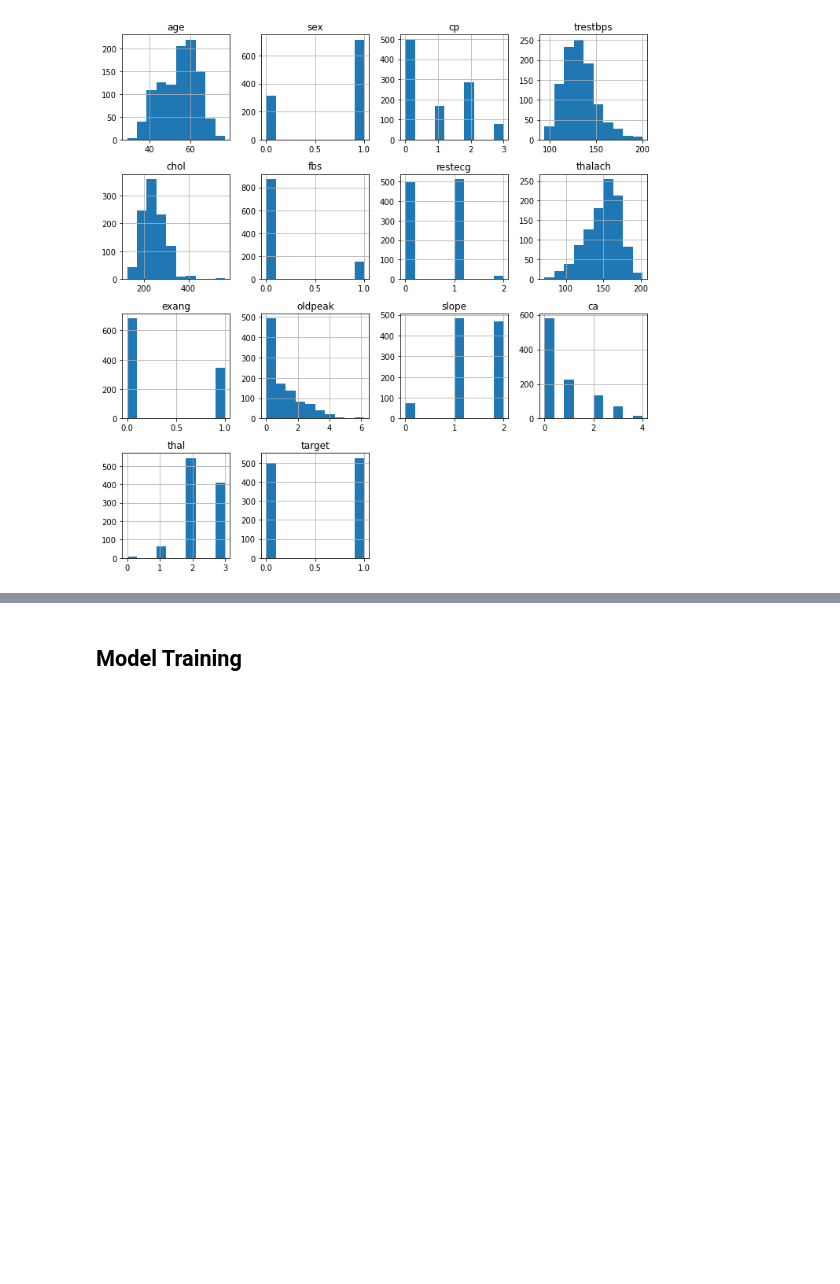
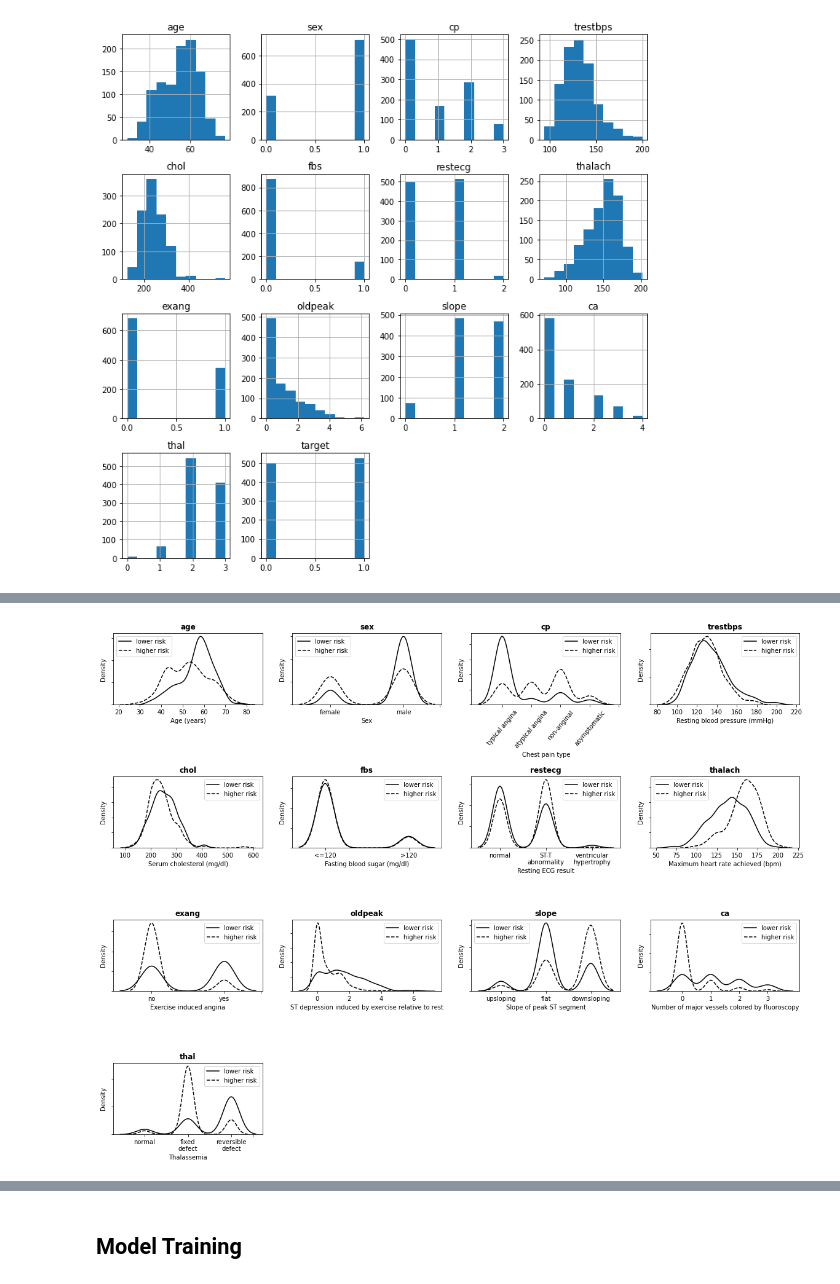
Before and after one commit to crystalshin22/data-science-projects, a Jupyter notebook: Small ML Projects/Heart Disease Diagnosis.ipynb, the cells around one changed output, grey strips where cells are left out. Saved outputs shown, nothing was run; the diff lists cells and outputs as text; code cells hidden in the pictures; blank space fills up the shorter version.

```diff
--- a/Small ML Projects/Heart Disease Diagnosis.ipynb
+++ b/Small ML Projects/Heart Disease Diagnosis.ipynb
@@ -127,0 +137,3 @@ plt.show()
+# %%
+heart = heart[(heart.ca != 4) & (heart.thal != 0)]
+heart.shape
@@ -128 +144,89 @@ plt.show()
+# %%
+# Create a subplot of 3 x 5
+plt.subplots(4,4,figsize=(20,15))
+
+# Configure x-axis labels and tickmarks
+xlabels = ['Age (years)', 'Sex', 'Chest pain type', 'Resting blood pressure (mmHg)', 'Serum cholesterol (mg/dl)',
+           'Fasting blood sugar (mg/dl)', 'Resting ECG result', 'Maximum heart rate achieved (bpm)',
+           'Exercise induced angina', 'ST depression induced by exercise relative to rest', 'Slope of peak ST segment',
+           'Number of major vessels colored by fluoroscopy', 'Thalassemia', '', '', '']
+
+# Plot a density plot for each variable
+for idx, col in enumerate(heart.columns):
+    ax = plt.subplot(4,4,idx+1)
+    ax.yaxis.set_ticklabels([])
+    sns.distplot(heart.loc[heart.target == 0][col], hist=False, axlabel= True,
+    kde_kws={'linestyle':'-',
+    'color':'black', 'label':"No Stroke"})
+    sns.distplot(heart.loc[heart.target == 1][col], hist=False, axlabel= True,
+    kde_kws={'linestyle':'--',
+    'color':'black', 'label':"Stroke"})
+    ax.set_title(col, fontweight='bold')
+    ax.legend(['lower risk', 'higher risk'])
+    ax.set_xlabel(xlabels[idx])
+    if col == 'sex':
+        ax.set_xticklabels(['','','female','','male'])
+        xticks = ax.xaxis.get_major_ticks()
+        xticks[0].set_visible(False)
+        xticks[1].set_visible(False)
+        xticks[3].set_visible(False)
+    if col == 'cp':
+        ax.set_xticklabels(['','','typical angina','atypical angina','non-anginal','asymptomatic'], rotation=50)
+        xticks = ax.xaxis.get_major_ticks()
+        xticks[0].set_visible(False)
+        xticks[1].set_visible(False)
+    if col == 'fbs':
+        ax.set_xticklabels(['','','<=120','','','','>120'])
+        xticks = ax.xaxis.get_major_ticks()
+        xticks[0].set_visible(False)
+        xticks[1].set_visible(False)
+        xticks[3].set_visible(False)
+        xticks[4].set_visible(False)
+        xticks[5].set_visible(False)
+        xticks[7].set_visible(False)
+    if col == 'restecg':
+        ax.set_xticklabels(['','','normal','','ST-T\nabnormality','','ventricular\nhypertrophy'])
+        xticks = ax.xaxis.get_major_ticks()
+        xticks[0].set_visible(False)
+        xticks[1].set_visible(False)
+        xticks[3].set_visible(False)
+        xticks[5].set_visible(False)
+        xticks[7].set_visible(False)
+    if col == 'exang':
+        ax.set_xticklabels(['','','no','','yes'])
+        xticks = ax.xaxis.get_major_ticks()
+        xticks[0].set_visible(False)
+        xticks[1].set_visible(False)
+        xticks[3].set_visible(False)
+    if col == 'slope':
+        ax.set_xticklabels(['','','upsloping','','flat','','downsloping'])
+        xticks = ax.xaxis.get_major_ticks()
+        xticks[0].set_visible(False)
+        xticks[1].set_visible(False)
+        xticks[3].set_visible(False)
+        xticks[5].set_visible(False)
+        xticks[7].set_visible(False)
+    if col == 'ca':
+        xticks = ax.xaxis.get_major_ticks()
+        xticks[0].set_visible(False)
+        xticks[1].set_visible(False)
+        xticks[6].set_visible(False)
+    if col == 'thal':
+        ax.set_xticklabels(['','','normal','','fixed\ndefect','','reversible\ndefect'])
+        xticks = ax.xaxis.get_major_ticks()
+        xticks[0].set_visible(False)
+        xticks[1].set_visible(False)
+        xticks[3].set_visible(False)
+        xticks[5].set_visible(False)
+
+plt.subplots_adjust(hspace=1)
+
+# Hide the 9th subplot (bottom right) since there are only 8 plots
+plt.subplot(4,4,14).set_visible(False)
+plt.subplot(4,4,15).set_visible(False)
+plt.subplot(4,4,16).set_visible(False)
+
+plt.show()
+# %% [output]
+[figure, added]
 # %% [markdown]
```
Also changed, not shown: parts of 12 cells of this notebook.
